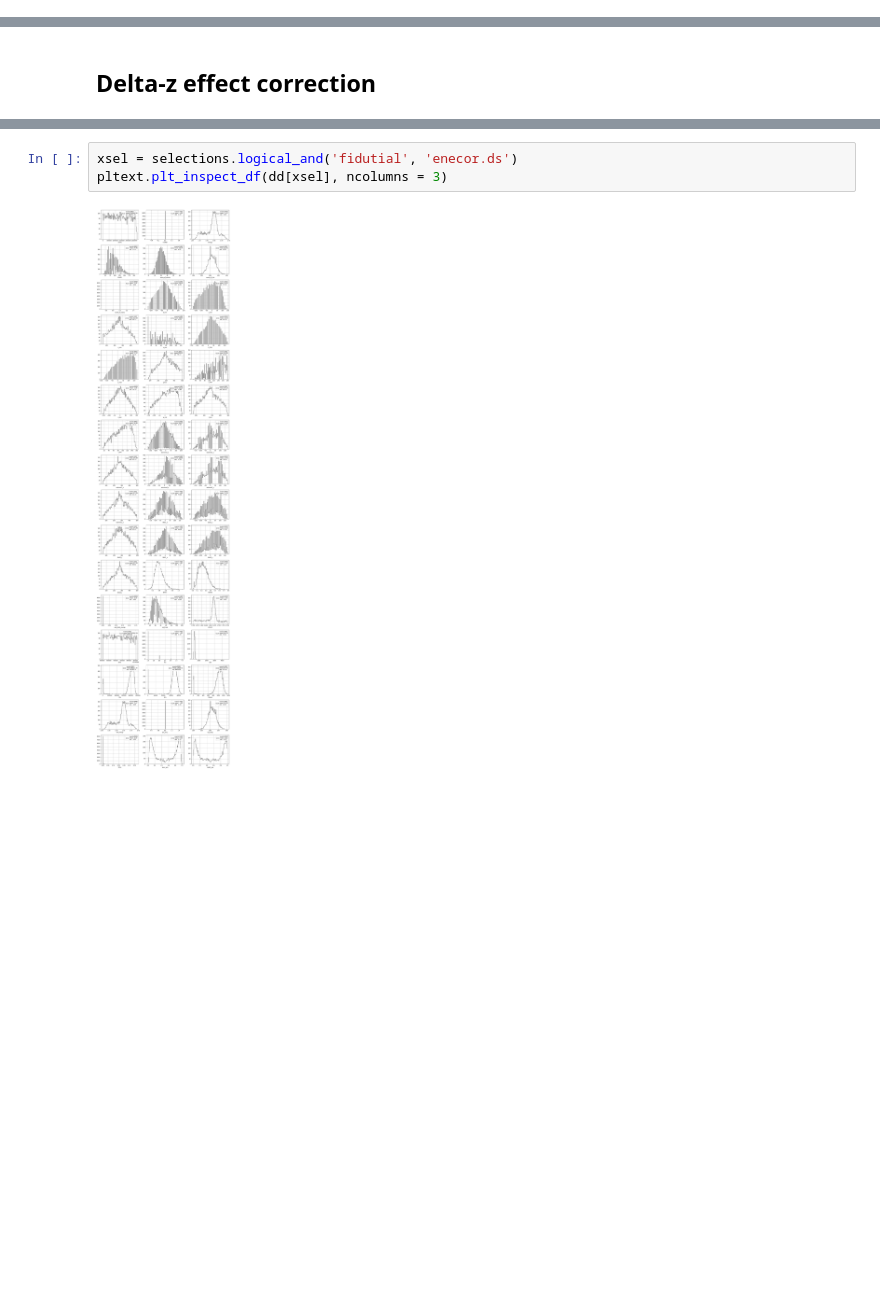
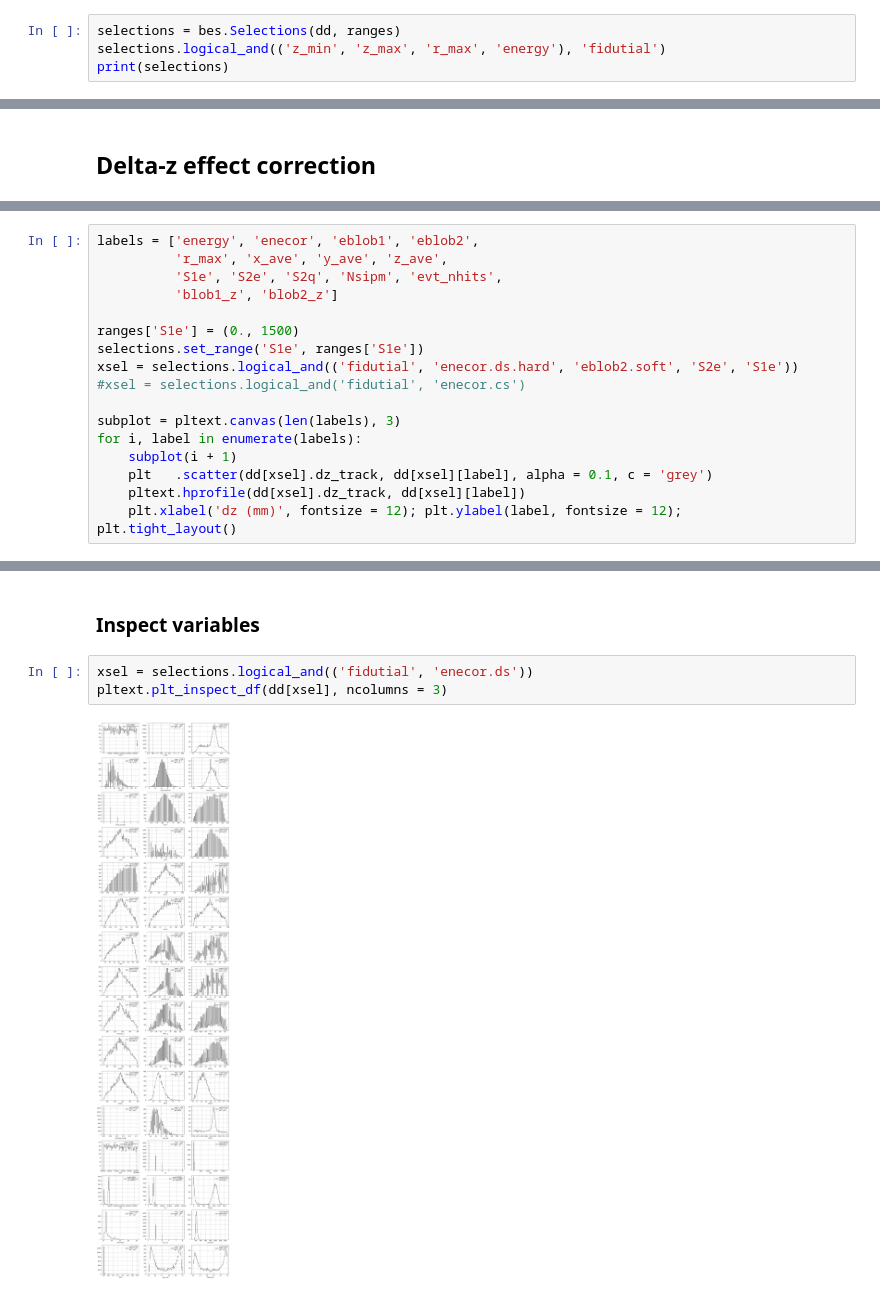
Before and after one commit to jahernando/ICAROSNB, a Jupyter notebook: JAH/bes/dz_effect.ipynb, the cells around one changed output, grey strips where cells are left out. Saved outputs shown, nothing was run; the diff lists cells and outputs as text; blank space fills up the shorter version.

```diff
--- a/JAH/bes/dz_effect.ipynb
+++ b/JAH/bes/dz_effect.ipynb
@@ -80,0 +74,4 @@ selections :  ['numb_of_tracks.one', 'nS2', 'energy', 'energy.cs', 'energy.ds',
+# %%
+selections = bes.Selections(dd, ranges)
+selections.logical_and(('z_min', 'z_max', 'r_max', 'energy'), 'fidutial')
+print(selections)
@@ -113,0 +198,18 @@ pltext.hist(denes, 100, xylabels = r'$\Delta$ E (MeV)');
+# %%
+labels = ['energy', 'enecor', 'eblob1', 'eblob2',
+          'r_max', 'x_ave', 'y_ave', 'z_ave',
+          'S1e', 'S2e', 'S2q', 'Nsipm', 'evt_nhits',
+          'blob1_z', 'blob2_z']
+
+ranges['S1e'] = (0., 1500)
+selections.set_range('S1e', ranges['S1e'])
+xsel = selections.logical_and(('fidutial', 'enecor.ds.hard', 'eblob2.soft', 'S2e', 'S1e'))
+#xsel = selections.logical_and('fidutial', 'enecor.cs')
+
+subplot = pltext.canvas(len(labels), 3)
+for i, label in enumerate(labels):
+    subplot(i + 1)
+    plt   .scatter(dd[xsel].dz_track, dd[xsel][label], alpha = 0.1, c = 'grey')
+    pltext.hprofile(dd[xsel].dz_track, dd[xsel][label])
+    plt.xlabel('dz (mm)', fontsize = 12); plt.ylabel(label, fontsize = 12);
+plt.tight_layout()
@@ -114,5 +260,7 @@ pltext.hist(denes, 100, xylabels = r'$\Delta$ E (MeV)');
+# %% [markdown]
+### Inspect variables
 # %%
-xsel = selections.logical_and('fidutial', 'enecor.ds')
+xsel = selections.logical_and(('fidutial', 'enecor.ds'))
 pltext.plt_inspect_df(dd[xsel], ncolumns = 3)
 # %% [output]
-[figure, old version]
+[figure, new version]
```
Also changed, not shown: parts of 25 cells of this notebook.
